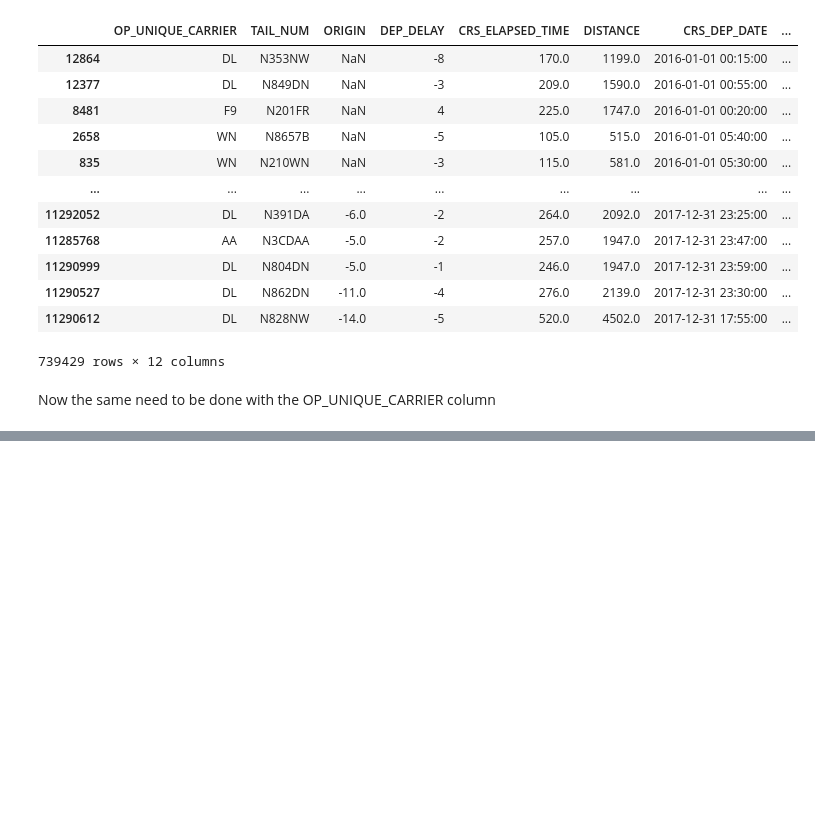
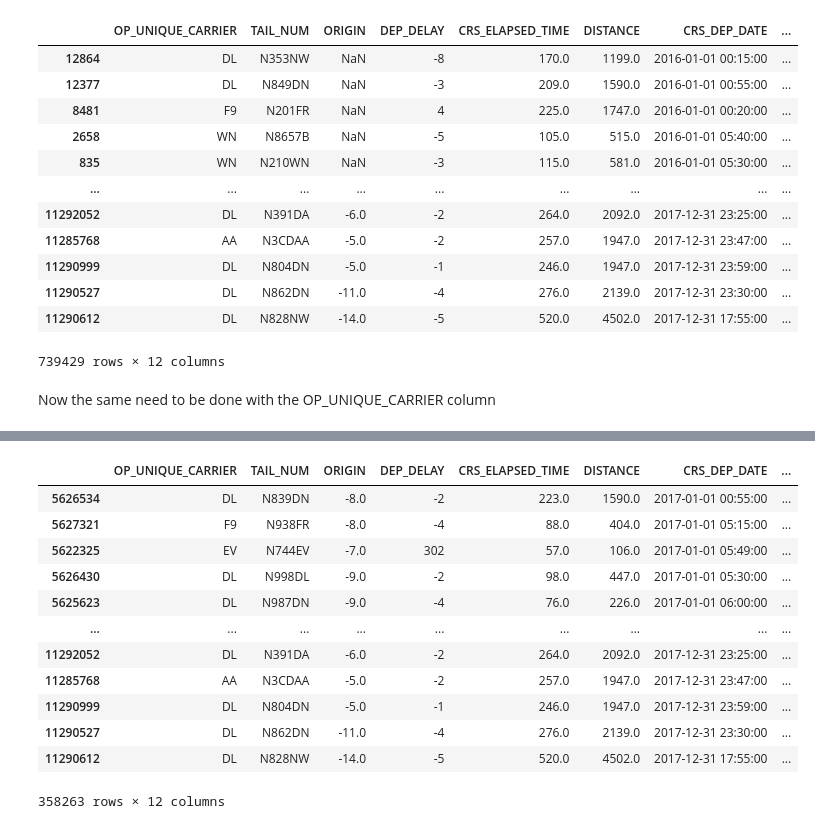
Before and after one commit to chrigHub/PertubationThesis, a Jupyter notebook: main/preparation/01_flight_prep.ipynb, the cells around one changed output, grey strips where cells are left out. Cells and saved outputs as stored; diff of their text form; code cells hidden in the pictures; blank space fills up the shorter version.

```diff
--- a/main/preparation/01_flight_prep.ipynb
+++ b/main/preparation/01_flight_prep.ipynb
@@ -1524,0 +1531,17 @@ ax2.bar(labels, 1)
+# %%
+atl_flights_2017 = atl_flights[atl_flights["CRS_DEP_DATE"].apply(lambda x: x.year == 2017)]
+atl_flights_2017
+# %% [output]
+|  | OP_UNIQUE_CARRIER | TAIL_NUM | ORIGIN | DEP_DELAY | CRS_ELAPSED_TIME | DISTANCE | CRS_DEP_DATE | ... |
+| 5626534 | DL | N839DN | -8.0 | -2 | 223.0 | 1590.0 | 2017-01-01 00:55:00 | ... |
+| 5627321 | F9 | N938FR | -8.0 | -4 | 88.0 | 404.0 | 2017-01-01 05:15:00 | ... |
+| 5622325 | EV | N744EV | -7.0 | 302 | 57.0 | 106.0 | 2017-01-01 05:49:00 | ... |
+| 5626430 | DL | N998DL | -9.0 | -2 | 98.0 | 447.0 | 2017-01-01 05:30:00 | ... |
+| 5625623 | DL | N987DN | -9.0 | -4 | 76.0 | 226.0 | 2017-01-01 06:00:00 | ... |
+| ... | ... | ... | ... | ... | ... | ... | ... | ... |
+| 11292052 | DL | N391DA | -6.0 | -2 | 264.0 | 2092.0 | 2017-12-31 23:25:00 | ... |
+| 11285768 | AA | N3CDAA | -5.0 | -2 | 257.0 | 1947.0 | 2017-12-31 23:47:00 | ... |
+| 11290999 | DL | N804DN | -5.0 | -1 | 246.0 | 1947.0 | 2017-12-31 23:59:00 | ... |
+| 11290527 | DL | N862DN | -11.0 | -4 | 276.0 | 2139.0 | 2017-12-31 23:30:00 | ... |
+| 11290612 | DL | N828NW | -14.0 | -5 | 520.0 | 4502.0 | 2017-12-31 17:55:00 | ... |
+358263 rows × 12 columns
```
Also changed, not shown: parts of 5 cells of this notebook, 1 other file.
